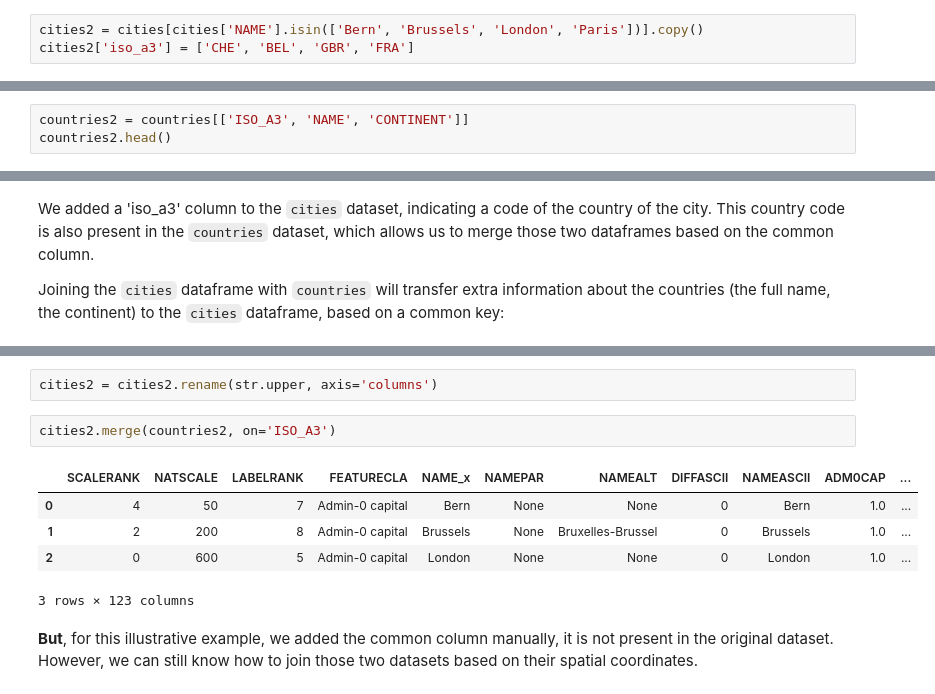
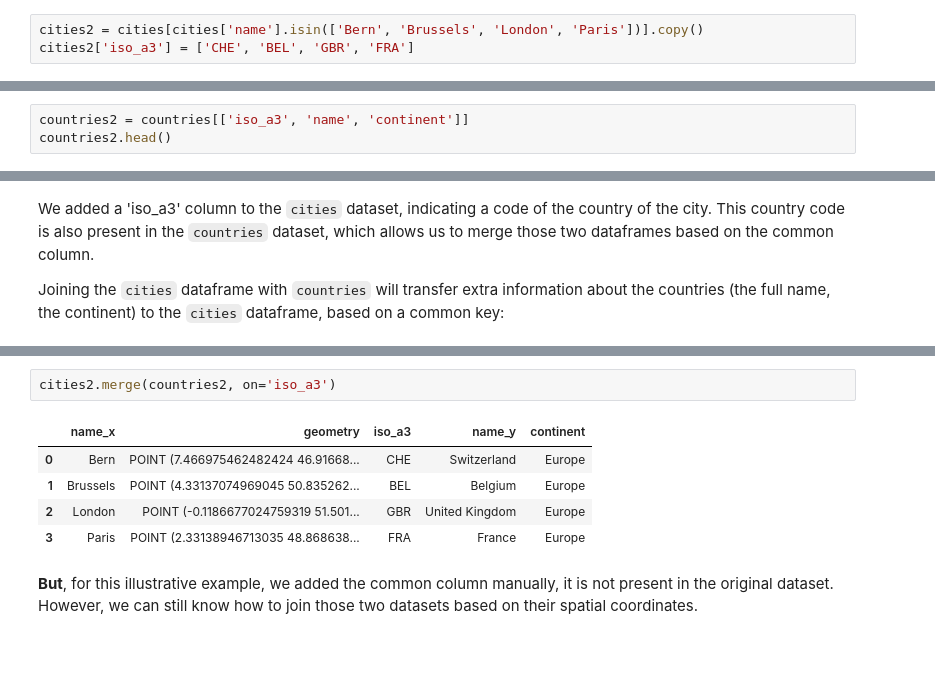
Before and after one commit to geopandas/scipy2018-geospatial-data, a Jupyter notebook: 03-spatial-joins.ipynb, the cells around one changed output, grey strips where cells are left out. Saved outputs shown, nothing was run; the diff lists cells and outputs as text; blank space fills up the shorter version.

```diff
--- a/03-spatial-joins.ipynb
+++ b/03-spatial-joins.ipynb
@@ -23,7 +23,7 @@ Pandas provides functionality to join or merge dataframes in different ways, see
 # %% [markdown]
 To illustrate the concept of joining the information of two dataframes with pandas, let's take a small subset of our `cities` and `countries` datasets:
 # %%
-cities2 = cities[cities['NAME'].isin(['Bern', 'Brussels', 'London', 'Paris'])].copy()
+cities2 = cities[cities['name'].isin(['Bern', 'Brussels', 'London', 'Paris'])].copy()
 cities2['iso_a3'] = ['CHE', 'BEL', 'GBR', 'FRA']
 # %%
 cities2
@@ -37,4 +36,4 @@ cities2
 # %%
-countries2 = countries[['ISO_A3', 'NAME', 'CONTINENT']]
+countries2 = countries[['iso_a3', 'name', 'continent']]
 countries2.head()
 # %% [output]
@@ -60,13 +58,11 @@ cities2.head()
-# %%
-cities2 = cities2.rename(str.upper, axis='columns')
 # %%
-cities2.merge(countries2, on='ISO_A3')
+cities2.merge(countries2, on='iso_a3')
 # %% [output]
-|  | SCALERANK | NATSCALE | LABELRANK | FEATURECLA | NAME_x | NAMEPAR | NAMEALT | DIFFASCII | NAMEASCII | ADM0CAP | ... |
-| 0 | 4 | 50 | 7 | Admin-0 capital | Bern | None | None | 0 | Bern | 1.0 | ... |
-| 1 | 2 | 200 | 8 | Admin-0 capital | Brussels | None | Bruxelles-Brussel | 0 | Brussels | 1.0 | ... |
-| 2 | 0 | 600 | 5 | Admin-0 capital | London | None | None | 0 | London | 1.0 | ... |
+|  | name_x | geometry | iso_a3 | name_y | continent |
+| 0 | Bern | POINT (7.466975462482424 46.91668... | CHE | Switzerland | Europe |
+| 1 | Brussels | POINT (4.33137074969045 50.835262... | BEL | Belgium | Europe |
+| 2 | London | POINT (-0.1186677024759319 51.501... | GBR | United Kingdom | Europe |
+| 3 | Paris | POINT (2.33138946713035 48.868638... | FRA | France | Europe |
-3 rows × 123 columns
 # %% [markdown]
 **But**, for this illustrative example, we added the common column manually, it is not present in the original dataset. However, we can still know how to join those two datasets based on their spatial coordinates.
 # %% [markdown]
```
Also changed, not shown: parts of 8 cells of this notebook, 6 other files.
